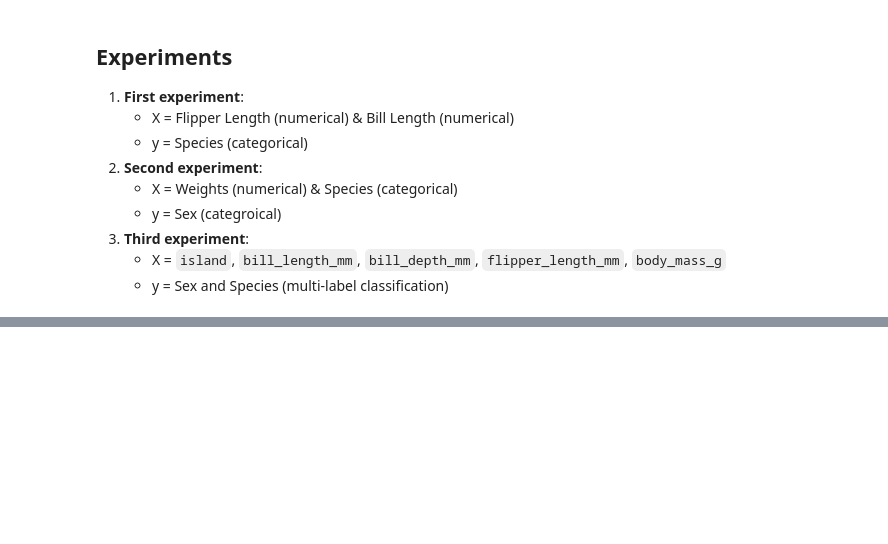
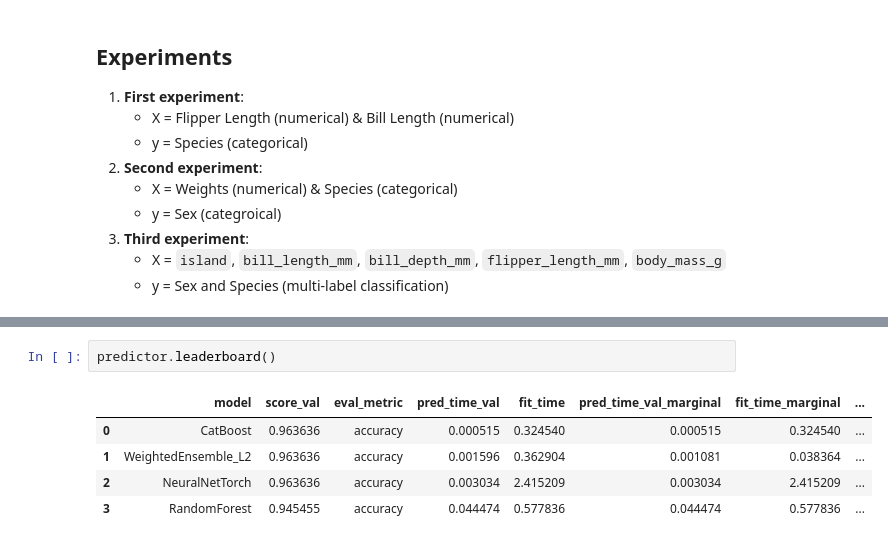
Before and after one commit to Rmalyahya/B5, a Jupyter notebook: student/C3/C3_M6Ex2.ipynb, the cells around one changed output, grey strips where cells are left out. Cells and saved outputs as stored; diff of their text form; blank space fills up the shorter version.

```diff
--- a/student/C3/C3_M6Ex2.ipynb
+++ b/student/C3/C3_M6Ex2.ipynb
@@ -54,0 +124,8 @@ penguins
+# %%
+predictor.leaderboard()
+# %% [output]
+|  | model | score_val | eval_metric | pred_time_val | fit_time | pred_time_val_marginal | fit_time_marginal | ... |
+| 0 | CatBoost | 0.963636 | accuracy | 0.000515 | 0.324540 | 0.000515 | 0.324540 | ... |
+| 1 | WeightedEnsemble_L2 | 0.963636 | accuracy | 0.001596 | 0.362904 | 0.001081 | 0.038364 | ... |
+| 2 | NeuralNetTorch | 0.963636 | accuracy | 0.003034 | 2.415209 | 0.003034 | 2.415209 | ... |
+| 3 | RandomForest | 0.945455 | accuracy | 0.044474 | 0.577836 | 0.044474 | 0.577836 | ... |
```
Also changed, not shown: parts of 19 cells of this notebook.
